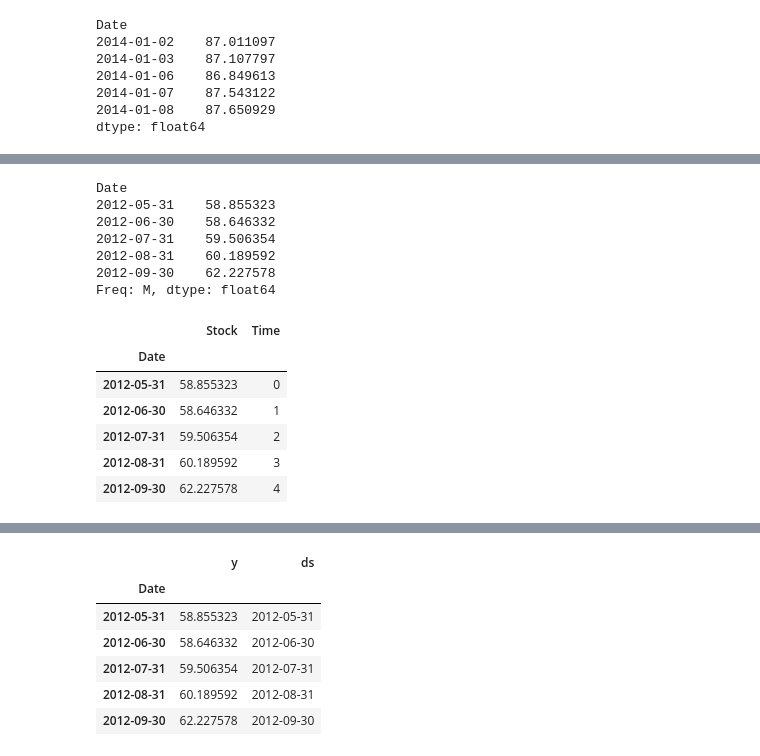
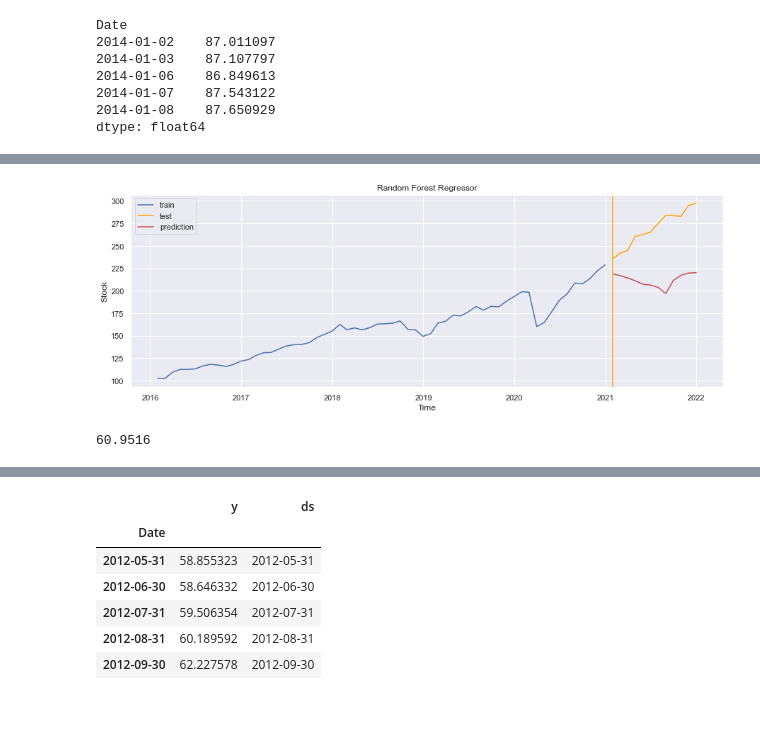
Before and after one commit to RohitRanjan1812/OPA_repo, a Jupyter notebook: 002_timeseries_prediction.ipynb, the cells around one changed output, grey strips where cells are left out. Drawn from its saved outputs; the diff is of its cells as text; code cells hidden in the pictures; blank space fills up the shorter version.

Commit message:
code cleaning of linear regeression part

```diff
--- a/002_timeseries_prediction.ipynb
+++ b/002_timeseries_prediction.ipynb
@@ -124,15 +134,26 @@ plt.plot(df2);
 # %%
-def split_df_prediciton(_df=df):
+def split_df_prediciton(_df=df, _resampling='None'):
     """
     spit the last one year from data frame (input: _df)
     we assumed that data is daily
     input:
         _df = df, input data frame in time series format (index is time, one column with data)
+        _resampling='None' could be 'None', '1W' or '1M', ie. scales down horizon accordingly
     outputs:
         df_train, df_test: splited df
 
     """
-    horizons = 52*5 # todo input + handle working days
+    # params
+    if _resampling == '1M':
+        horizons = 12
+    elif _resampling == '1W':
+        horizons = 52
+    elif _resampling == 'None':
+        horizons = 52*5
+    else:
+        # todo proper error handling, now default is used
+        horizons = 52*5
+
     split_point = _df.shape[0] - horizons
     df_train, df_test = _df[:split_point],_df[split_point:]
 
@@ -284,3 +479,8 @@ Warnings:
+# %%
+lin_analysis(df, _resampling = '1M', _debug = False, _method = 0)
+# %% [output]
+[figure, added]
+60.9516
 # %%
 #################################
 # NOTHING HAS BEEN DONE TO ANY CODE FURTHER BELOW
@@ -290,28 +487,0 @@ Warnings:
-# %%
-# try monthly again
-df_ts_monthly=df_ts.resample('1M').mean() ## was 1M -- no removal of last 1 year, only later ---
-df_ts_monthly.head()
-# %% [output]
-Date
-2012-05-31    58.855323
-2012-06-30    58.646332
-2012-07-31    59.506354
-2012-08-31    60.189592
-2012-09-30    62.227578
-Freq: M, dtype: float64
-# %%
-from sklearn.linear_model import LinearRegression
-
-# convert from time series to PD
-df_ts_monthly_lin=pd.DataFrame(df_ts_monthly,index=df_ts_monthly.index)
-df_ts_monthly_lin['Time'] = np.arange(len(df_ts_monthly_lin.index))
-df_ts_monthly_lin.columns=['Stock','Time']
-df_ts_monthly_lin.head()
-# %% [output]
-|  | Stock | Time |
-| Date |  |  |
-| 2012-05-31 | 58.855323 | 0 |
-| 2012-06-30 | 58.646332 | 1 |
-| 2012-07-31 | 59.506354 | 2 |
-| 2012-08-31 | 60.189592 | 3 |
-| 2012-09-30 | 62.227578 | 4 |
```
Also changed, not shown: parts of 31 cells of this notebook.
